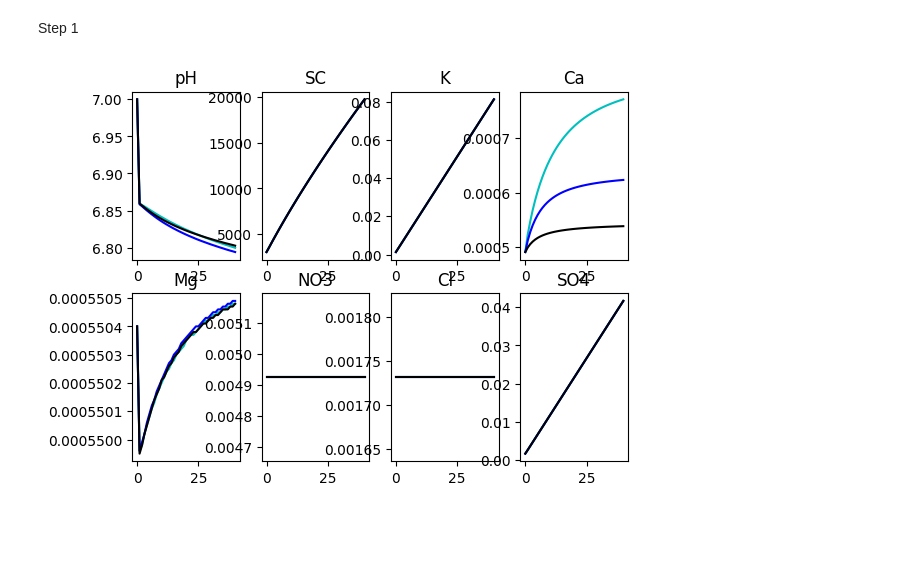
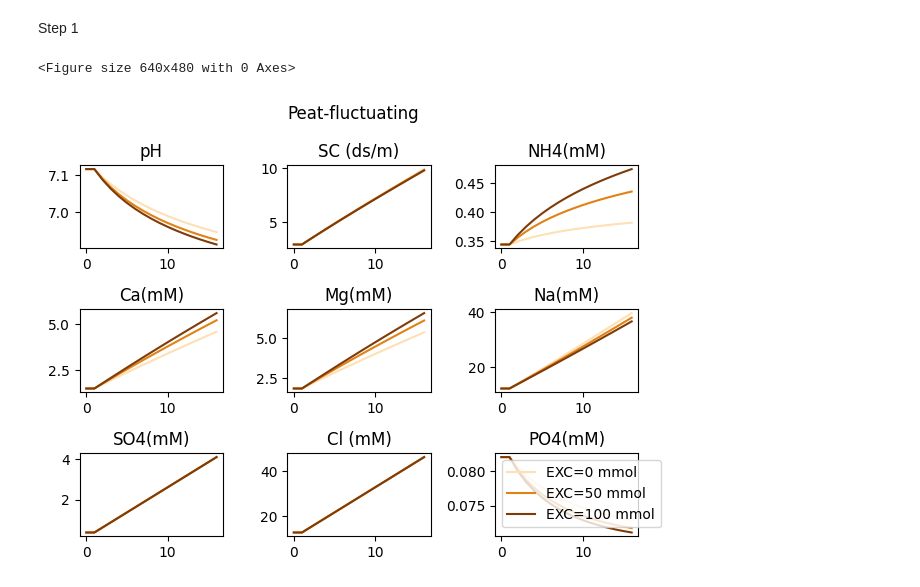
Before and after one commit to jianqiuz/AquaMEND_salinity_module, a Jupyter notebook: result_graph.ipynb, the cells around one changed output. Cells and saved outputs as stored; diff of their text form; code cells hidden in the pictures; blank space fills up the shorter version.

```diff
--- a/result_graph.ipynb
+++ b/result_graph.ipynb
@@ -6,46 +6,58 @@ import csv
 # %%
 import matplotlib.pyplot as plt
 import matplotlib as mpl
 import numpy as np
 
 ##solution 1, 2, 3 representing SOM binding weight-0.25,0.5,1--reactive sites bind with Ca2+
-output1 = np.loadtxt('soil_solution1.txt', skiprows=1)
-output2 = np.loadtxt('soil_solution2.txt', skiprows=1)
-output3 = np.loadtxt('soil_solution3.txt', skiprows=1)
+output1 = np.loadtxt('vanD_peat_fluc_exch_a.txt', skiprows=1)
+output2 = np.loadtxt('vanD_peat_fluc_exch_b.txt', skiprows=1)
+output3 = np.loadtxt('vanD_peat_fluc_exch_c.txt', skiprows=1)
 
 plt.figure()
-plt.subplot(241)
-plt.plot(output1[:,0],'c',output2[:,0],'b',output3[:,0],'k')
+
+fig, ax=plt.subplots(3,3)
+plt.subplot(331)
+plt.plot(output1[:,0],'#fee0b6',output2[:,0],'#e08214',output3[:,0],'#7f3b08')
 plt.title('pH')
 
-plt.subplot(242)
-plt.plot(output1[:,9],'c',output2[:,9],'b',output3[:,9],'k')
-plt.title('SC')
+plt.subplot(332)
+plt.plot(output1[:,10]/1000,'#fee0b6',output2[:,10]/1000,'#e08214',output3[:,10]/1000,'#7f3b08')
+plt.title('SC (ds/m)')
 
-plt.subplot(243)
-plt.plot(output1[:,2],'c',output2[:,2],'b',output3[:,2],'k')
-plt.title('K')
+plt.subplot(333)
+plt.plot(output1[:,8]*1000,'#fee0b6',output2[:,8]*1000,'#e08214',output3[:,8]*1000,'#7f3b08')
+plt.title('NH4(mM)')
 
-plt.subplot(244)
-plt.plot(output1[:,3],'c',output2[:,3],'b',output3[:,3],'k')
-plt.title('Ca')
+plt.subplot(334)
+plt.plot(output1[:,3]*1000,'#fee0b6',output2[:,3]*1000,'#e08214',output3[:,3]*1000,'#7f3b08')
+plt.title('Ca(mM)')
 
-plt.subplot(245)
-plt.plot(output1[:,4],'c',output2[:,4],'b',output3[:,4],'k')
-plt.title('Mg')
+plt.subplot(335)
+plt.plot(output1[:,4]*1000,'#fee0b6',output2[:,4]*1000,'#e08214',output3[:,4]*1000,'#7f3b08')
+plt.title('Mg(mM)')
 
-plt.subplot(246)
-plt.plot(output1[:,5],'c',output2[:,5],'b',output3[:,5],'k')
-plt.title('NO3')
+plt.subplot(336)
+plt.plot(output1[:,1]*1000,'#fee0b6',output2[:,1]*1000,'#e08214',output3[:,1]*1000,'#7f3b08')
+plt.title('Na(mM)')
 
-plt.subplot(247)
-plt.plot(output1[:,6],'c',output2[:,6],'b',output3[:,6],'k')
-plt.title('Cl')
+plt.subplot(337)
+plt.plot(output1[:,7]*1000,'#fee0b6',output2[:,7]*1000,'#e08214',output3[:,7]*1000,'#7f3b08')
+plt.title('SO4(mM)')
 
-plt.subplot(248)
-plt.plot(output1[:,7],'c',output2[:,7],'b',output3[:,7],'k')
-plt.title('SO4')
+plt.subplot(338)
+plt.plot(output1[:,6]*1000,'#fee0b6',output2[:,6]*1000,'#e08214',output3[:,6]*1000,'#7f3b08')
+plt.title('Cl (mM)')
 
+plt.subplot(339)
+plt.plot(output1[:,5]*1000,'#fee0b6',label='EXC=0 mmol')
+plt.plot(output2[:,5]*1000,'#e08214',label='EXC=50 mmol')
+plt.plot(output3[:,5]*1000,'#7f3b08',label='EXC=100 mmol')
+plt.title('PO4(mM)')
+plt.legend(loc="upper left")
+plt.suptitle("Peat-fluctuating")
+
+fig.tight_layout()
 plt.show()
 # %% [output]
+<Figure size 640x480 with 0 Axes>
-[figure, old version]
+[figure, new version]
```
Also changed, not shown: parts of 2 cells of this notebook, 31 other files.
